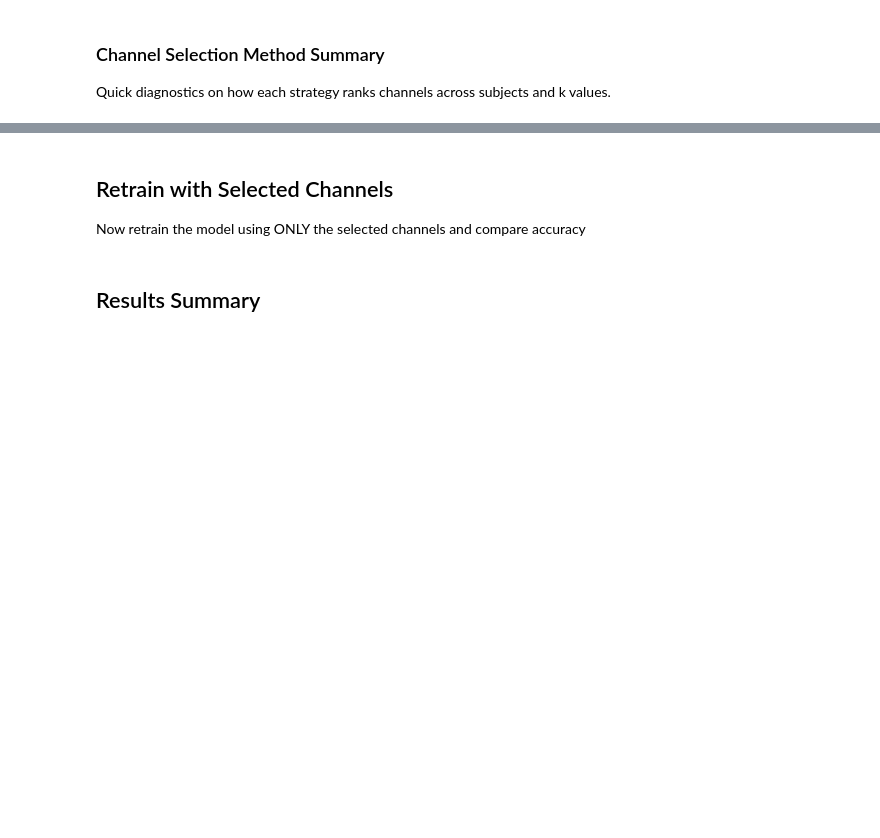
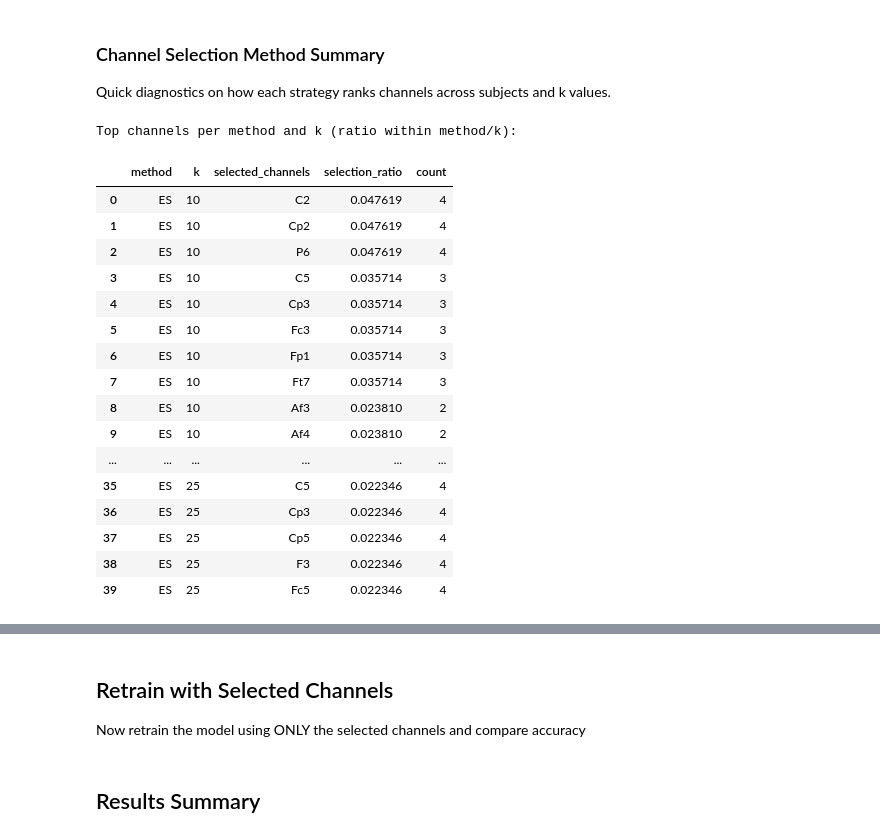
Before and after one commit to shivapreetham/eeg-channel-selection, a Jupyter notebook: physionet_training_trial5.ipynb, the cells around one changed output, grey strips where cells are left out. Cells and saved outputs as stored; diff of their text form; code cells hidden in the pictures; blank space fills up the shorter version.

```diff
--- a/physionet_training_trial5.ipynb
+++ b/physionet_training_trial5.ipynb
@@ -524,3 +535,48 @@ Channel selection results: 50 experiments
 ### Channel Selection Method Summary
 
 Quick diagnostics on how each strategy ranks channels across subjects and k values.
+# %%
+# 1) prepare exploded table
+exploded = selection_df[~selection_df['is_full']].explode('selected_channels')
+
+# 2) counts per (method, k, channel)
+counts = (
+    exploded
+    .groupby(['method', 'k', 'selected_channels'])
+    .size()
+    .reset_index(name='count')
+)
+
+# 3) ratio within each (method, k)
+counts['selection_ratio'] = counts.groupby(['method', 'k'])['count'].transform(lambda x: x / x.sum())
+
+# 4) pick top 10 channels per (method, k)
+channel_freq = (
+    counts
+    .sort_values(['method', 'k', 'selection_ratio'], ascending=[True, True, False])
+    .groupby(['method', 'k'])
+    .head(10)
+    .reset_index(drop=True)
+)
+
+print('Top channels per method and k (ratio within method/k):')
+display(channel_freq[['method', 'k', 'selected_channels', 'selection_ratio', 'count']])
+# %% [output]
+Top channels per method and k (ratio within method/k):
+|  | method | k | selected_channels | selection_ratio | count |
+| 0 | ES | 10 | C2 | 0.047619 | 4 |
+| 1 | ES | 10 | Cp2 | 0.047619 | 4 |
+| 2 | ES | 10 | P6 | 0.047619 | 4 |
+| 3 | ES | 10 | C5 | 0.035714 | 3 |
+| 4 | ES | 10 | Cp3 | 0.035714 | 3 |
+| 5 | ES | 10 | Fc3 | 0.035714 | 3 |
+| 6 | ES | 10 | Fp1 | 0.035714 | 3 |
+| 7 | ES | 10 | Ft7 | 0.035714 | 3 |
+| 8 | ES | 10 | Af3 | 0.023810 | 2 |
+| 9 | ES | 10 | Af4 | 0.023810 | 2 |
+| ... | ... | ... | ... | ... | ... |
+| 35 | ES | 25 | C5 | 0.022346 | 4 |
+| 36 | ES | 25 | Cp3 | 0.022346 | 4 |
+| 37 | ES | 25 | Cp5 | 0.022346 | 4 |
+| 38 | ES | 25 | F3 | 0.022346 | 4 |
+| 39 | ES | 25 | Fc5 | 0.022346 | 4 |
```
Also changed, not shown: parts of 13 cells of this notebook, 9 other files.
